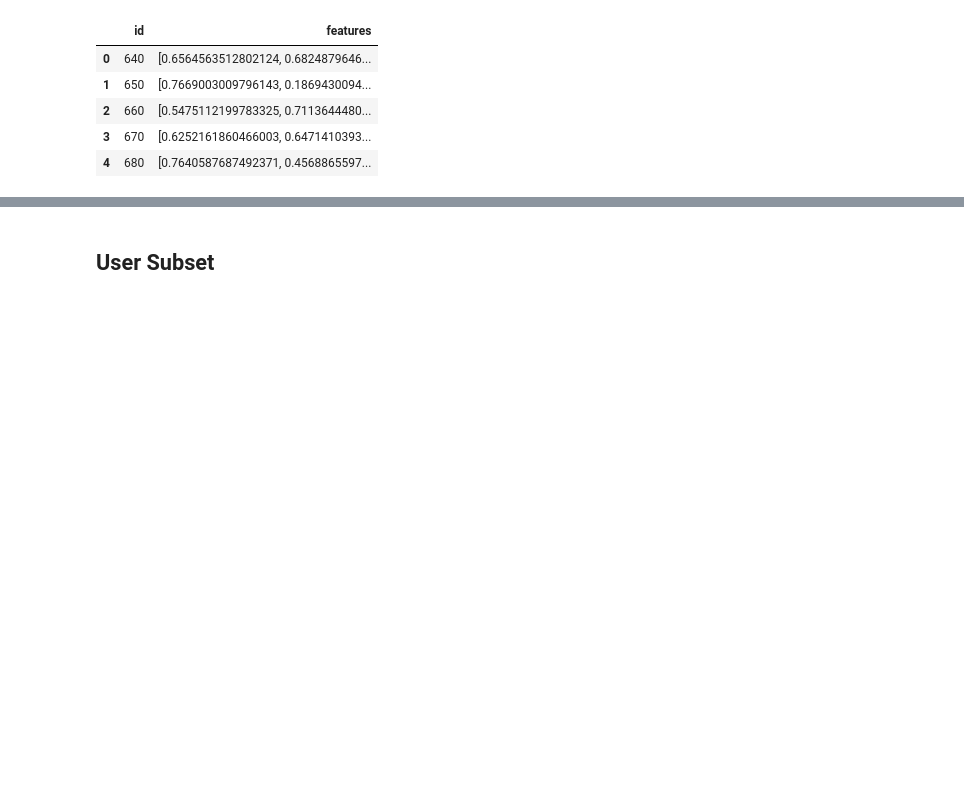
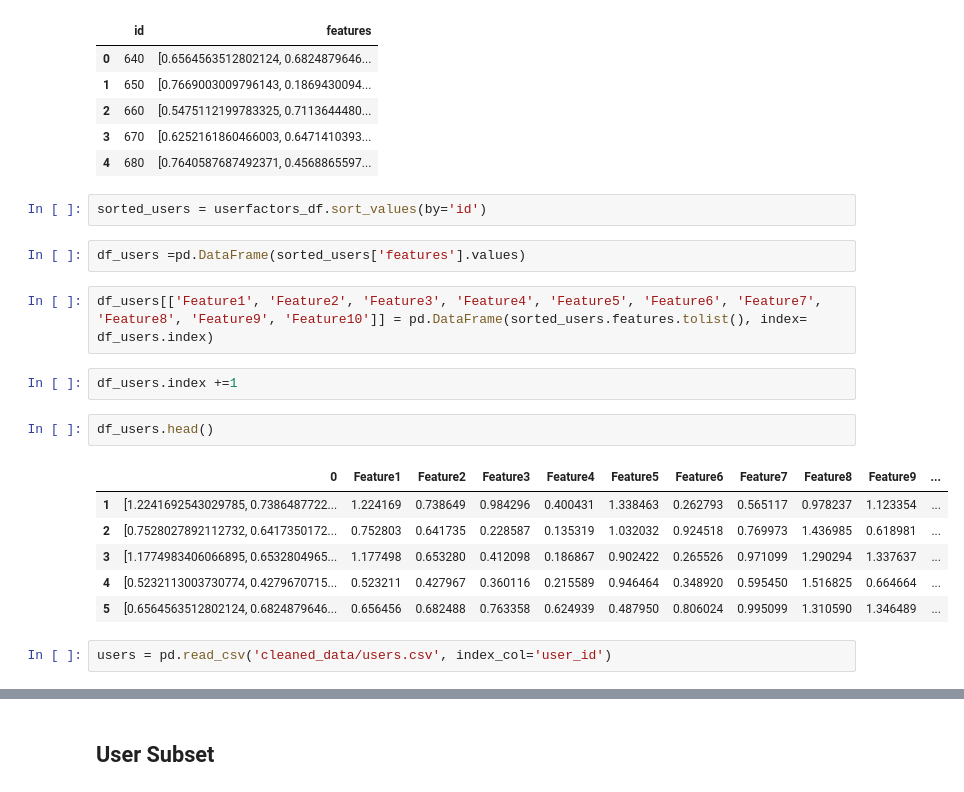
Before and after one commit to branlindsey/movie_recommender, a Jupyter notebook: spark_model.ipynb, the cells around one changed output, grey strips where cells are left out. Saved outputs shown, nothing was run; the diff lists cells and outputs as text; blank space fills up the shorter version.

```diff
--- a/spark_model.ipynb
+++ b/spark_model.ipynb
@@ -402,3 +560,22 @@ userfactors_df
 | 2 | 660 | [0.5475112199783325, 0.7113644480... |
 | 3 | 670 | [0.6252161860466003, 0.6471410393... |
 | 4 | 680 | [0.7640587687492371, 0.4568865597... |
+# %%
+sorted_users = userfactors_df.sort_values(by='id')
+# %%
+df_users =pd.DataFrame(sorted_users['features'].values)
+# %%
+df_users[['Feature1', 'Feature2', 'Feature3', 'Feature4', 'Feature5', 'Feature6', 'Feature7', 'Feature8', 'Feature9', 'Feature10']] = pd.DataFrame(sorted_users.features.tolist(), index= df_users.index)
+# %%
+df_users.index +=1
+# %%
+df_users.head()
+# %% [output]
+|  | 0 | Feature1 | Feature2 | Feature3 | Feature4 | Feature5 | Feature6 | Feature7 | Feature8 | Feature9 | ... |
+| 1 | [1.2241692543029785, 0.7386487722... | 1.224169 | 0.738649 | 0.984296 | 0.400431 | 1.338463 | 0.262793 | 0.565117 | 0.978237 | 1.123354 | ... |
+| 2 | [0.7528027892112732, 0.6417350172... | 0.752803 | 0.641735 | 0.228587 | 0.135319 | 1.032032 | 0.924518 | 0.769973 | 1.436985 | 0.618981 | ... |
+| 3 | [1.1774983406066895, 0.6532804965... | 1.177498 | 0.653280 | 0.412098 | 0.186867 | 0.902422 | 0.265526 | 0.971099 | 1.290294 | 1.337637 | ... |
+| 4 | [0.5232113003730774, 0.4279670715... | 0.523211 | 0.427967 | 0.360116 | 0.215589 | 0.946464 | 0.348920 | 0.595450 | 1.516825 | 0.664664 | ... |
+| 5 | [0.6564563512802124, 0.6824879646... | 0.656456 | 0.682488 | 0.763358 | 0.624939 | 0.487950 | 0.806024 | 0.995099 | 1.310590 | 1.346489 | ... |
+# %%
+users = pd.read_csv('cleaned_data/users.csv', index_col='user_id')
```
Also changed, not shown: parts of 53 cells of this notebook, 2 other files.
